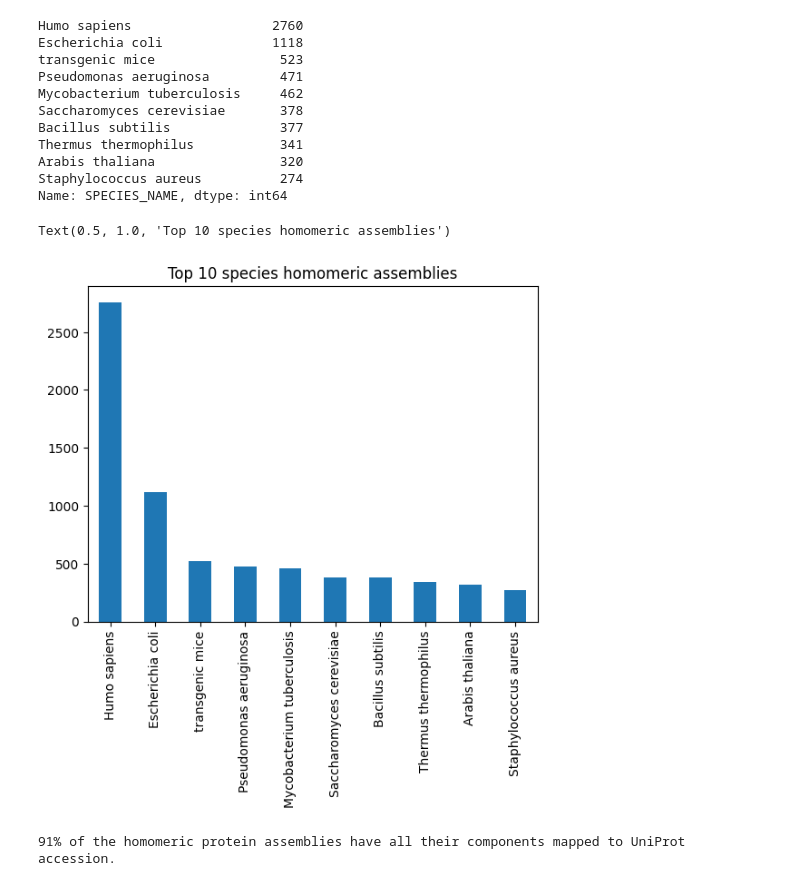
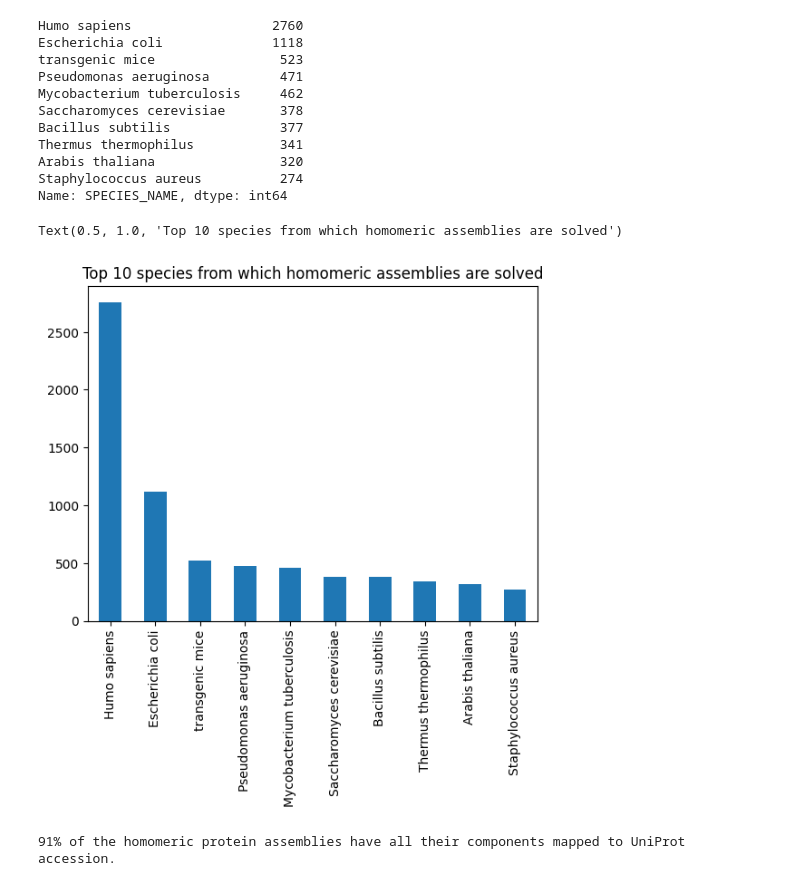
Before and after one commit to PDBe-KB/pdbe-assemblies-analysis, a Jupyter notebook: assemblies_analysis.ipynb, the cells around one changed output. Drawn from its saved outputs; the diff is of its cells as text; code cells hidden in the pictures.

```diff
--- a/assemblies_analysis.ipynb
+++ b/assemblies_analysis.ipynb
@@ -377,10 +419,10 @@ Staphylococcus aureus          274
 Name: SPECIES_NAME, dtype: int64
 # %%
 hx = homomeric_species_count.plot(kind="bar")
-hx.set_title("Top 10 species homomeric assemblies")
+hx.set_title("Top 10 species from which homomeric assemblies are solved")
 # %% [output]
-Text(0.5, 1.0, 'Top 10 species homomeric assemblies')
+Text(0.5, 1.0, 'Top 10 species from which homomeric assemblies are solved')
-[figure, old version]
+[figure, new version]
 # %%
 # Calculate the percentage of homomeric protein assemblies that have all components mapped to UniProt
 percentage_homomeric_assemblies_mapped = (len(df_protein_homomeric_mapped)/len(df_protein_homomeric))*100
```
Also changed, not shown: parts of 34 cells of this notebook.
